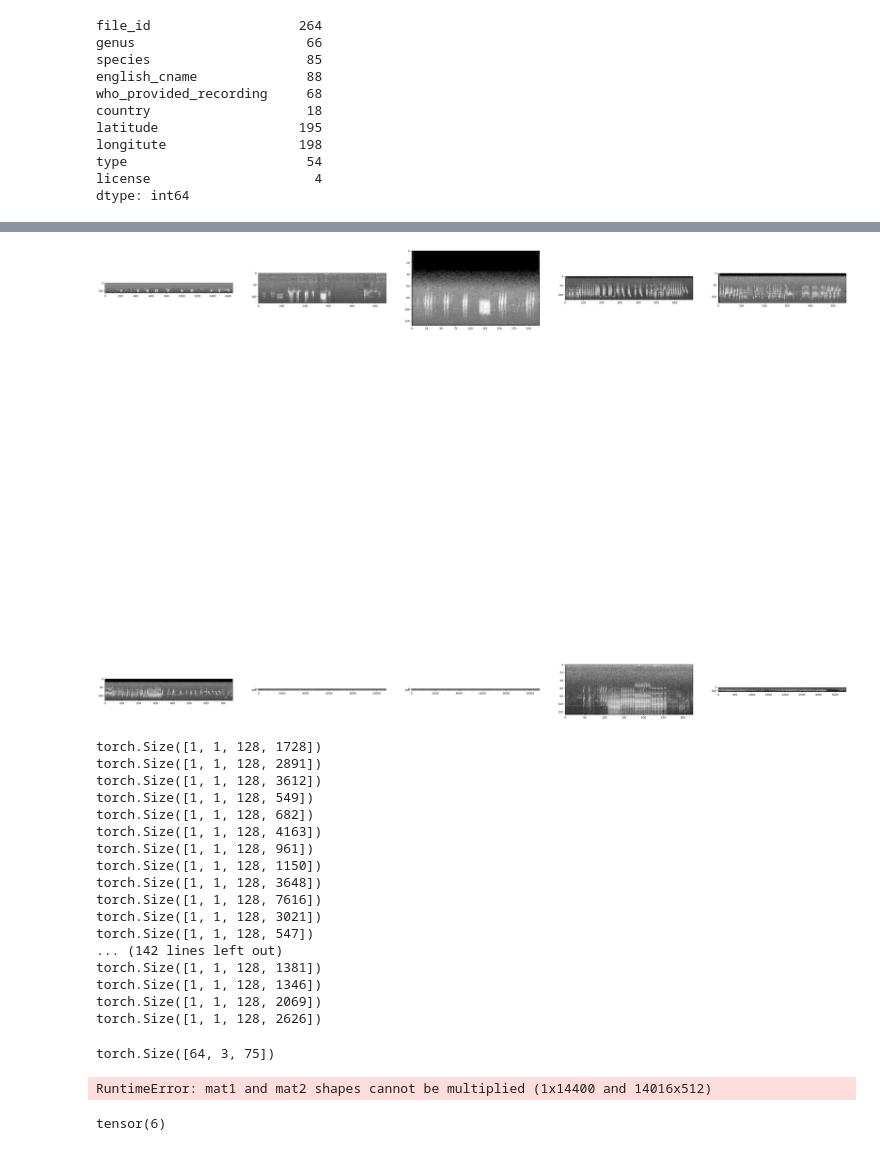
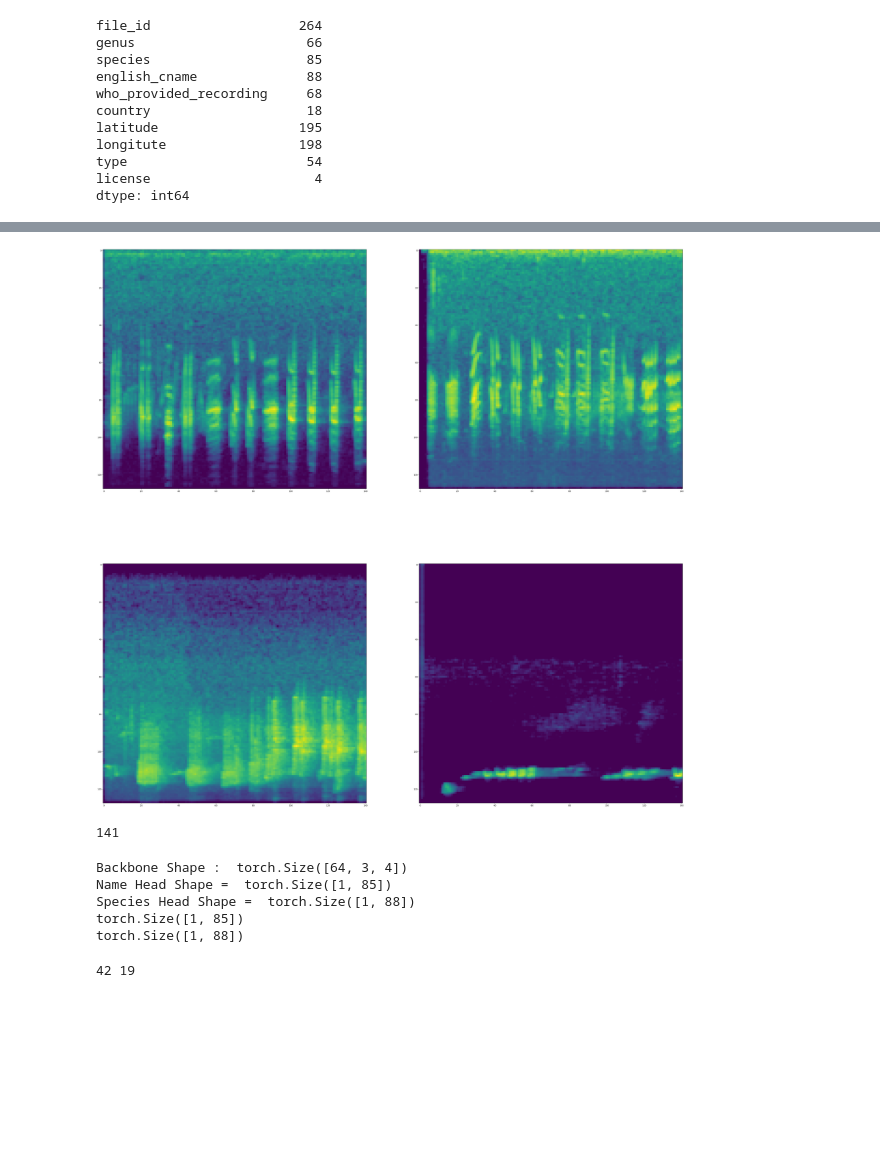
Before and after one commit to EmreKARABLT/BirdSongClassification, a Jupyter notebook: bird_sound_classifier.ipynb, the cells around one changed output, grey strips where cells are left out. Cells and saved outputs as stored; diff of their text form; code cells hidden in the pictures; blank space fills up the shorter version.

Commit message:
Lenghts are fixed

```diff
--- a/bird_sound_classifier.ipynb
+++ b/bird_sound_classifier.ipynb
@@ -34,7 +37,8 @@ class ToTensor(object):
         # swap color axis because
         # numpy image: H x W x C
         # torch image: C x H x W
-        image = image.transpose((2, 0, 1))
+        image = image.transpose((2, 0, 1))[:, :, :141]
+        print(image.shape)
         return torch.from_numpy(image) , torch.from_numpy(name) , torch.from_numpy(species)
 # %%
 dataset = AudioDataset(transform = ToTensor())
@@ -44,11 +63,11 @@ Data Loaded !
 # %%
 from matplotlib import pyplot as plt
 plt.figure(figsize=(50,50))
-for i in range(10):
-    plt.subplot(2,5,i+1)
-    plt.imshow(dataset[i][0].to('cpu').numpy().transpose((1,2,0)), cmap='gray')
+for i in range(4):
+    plt.subplot(2,2,i+1)
+    plt.imshow(dataset[i+10][0].to('cpu').numpy().transpose((1,2,0)))
 # %% [output]
-[figure, old version]
+[figure, new version]
 # %%
 from torch.utils.data import random_split, DataLoader
 
@@ -68,27 +87,15 @@ val_loader = DataLoader(val_dataset, batch_size=batch_size, shuffle=False)
 test_loader = DataLoader(test_dataset, batch_size=batch_size, shuffle=False)
 # %%
 len(train_loader) , len(val_loader) , len(test_loader)
-
+min = 20000
 for (audio , name , species) in train_loader:
-    print(audio.shape)
+    lenght = audio.shape[3]
+    # print(lenght)
+    if lenght < min :
+        min = lenght
+print(min)
 # %% [output]
-torch.Size([1, 1, 128, 1728])
-torch.Size([1, 1, 128, 2891])
-torch.Size([1, 1, 128, 3612])
-torch.Size([1, 1, 128, 549])
-torch.Size([1, 1, 128, 682])
-torch.Size([1, 1, 128, 4163])
-torch.Size([1, 1, 128, 961])
-torch.Size([1, 1, 128, 1150])
-torch.Size([1, 1, 128, 3648])
-torch.Size([1, 1, 128, 7616])
-torch.Size([1, 1, 128, 3021])
-torch.Size([1, 1, 128, 547])
-... (142 lines left out)
-torch.Size([1, 1, 128, 1381])
-torch.Size([1, 1, 128, 1346])
-torch.Size([1, 1, 128, 2069])
-torch.Size([1, 1, 128, 2626])
+141
 # %%
 from torch import nn
 import torch
@@ -108,15 +115,15 @@ class BirdSongClassifier(nn.Module):
         self.relu3 = nn.ReLU()
         self.pool3 = nn.MaxPool2d((3,3))
 
-        # multilabel classification for classes
+        # multilabel classification for name
 
-        self.names_l1 = nn.Linear(64*3*73 , 512 )
+        self.names_l1 = nn.Linear(64*3*4 , 512 )
         self.names_relu1 = nn.ReLU()
         self.names_l2 = nn.Linear(512 , num_classes_1 )
 
         # multilabel classification for species
 
-        self.species_l1 = nn.Linear(64*3*73 , 512 )
+        self.species_l1 = nn.Linear(64*3*4 , 512 )
         self.species_relu1 = nn.ReLU()
         self.species_l2 = nn.Linear(512 , num_classes_2 )
 
@@ -130,33 +137,36 @@ class BirdSongClassifier(nn.Module):
         x = self.conv3(x)
         x = self.relu3(x)
         backbone = self.pool3(x)
-        print(backbone.size())
+        print("Backbone Shape : ", backbone.size())
         #forward for names
         x1 = backbone.view(-1, backbone.size(0) * backbone.size(1) * backbone.size(2))
         x1 = self.names_l1(x1)
         x1 = self.names_relu1(x1)
         x1 = self.names_l2(x1)
-        print(x1.shape)
+        print("Name Head Shape = " ,x1.shape)
+
         #forward for species
         x2 = backbone.view(-1, backbone.size(0) * backbone.size(1) * backbone.size(2))
         x2 = self.species_l1(x2)
         x2 = self.species_relu1(x2)
         x2 = self.species_l2(x2)
-
-        print(x2.shape)
+        print("Species Head Shape = " ,x2.shape)
         return x1 , x2
 
 model = BirdSongClassifier()
-# print(type(train_dataset[0][0]) , train_dataset[0][0].shape)
 pred = model(train_dataset[0][0])
-# print(pred)
+print(pred[0].shape)
+print(pred[1].shape)
 # %% [output]
-torch.Size([64, 3, 75])
+Backbone Shape :  torch.Size([64, 3, 4])
+Name Head Shape =  torch.Size([1, 85])
+Species Head Shape =  torch.Size([1, 88])
+torch.Size([1, 85])
+torch.Size([1, 88])
-RuntimeError: mat1 and mat2 shapes cannot be multiplied (1x14400 and 14016x512)
 # %%
-torch.argmax(pred[0][0])
+print(torch.argmax(pred[0]).item() ,torch.argmax(pred[1]).item())
 # %% [output]
-tensor(6)
+42 19
 # %%
 # x = dataset[0][0]
 # print(x.shape)
```
Also changed, not shown: parts of 2 cells of this notebook, 1 other file.
